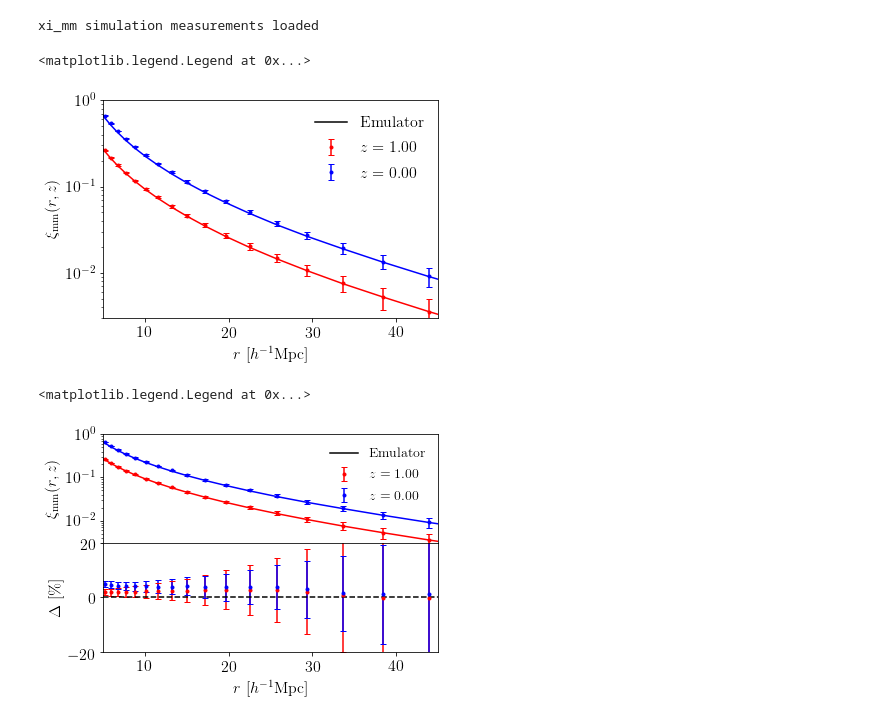
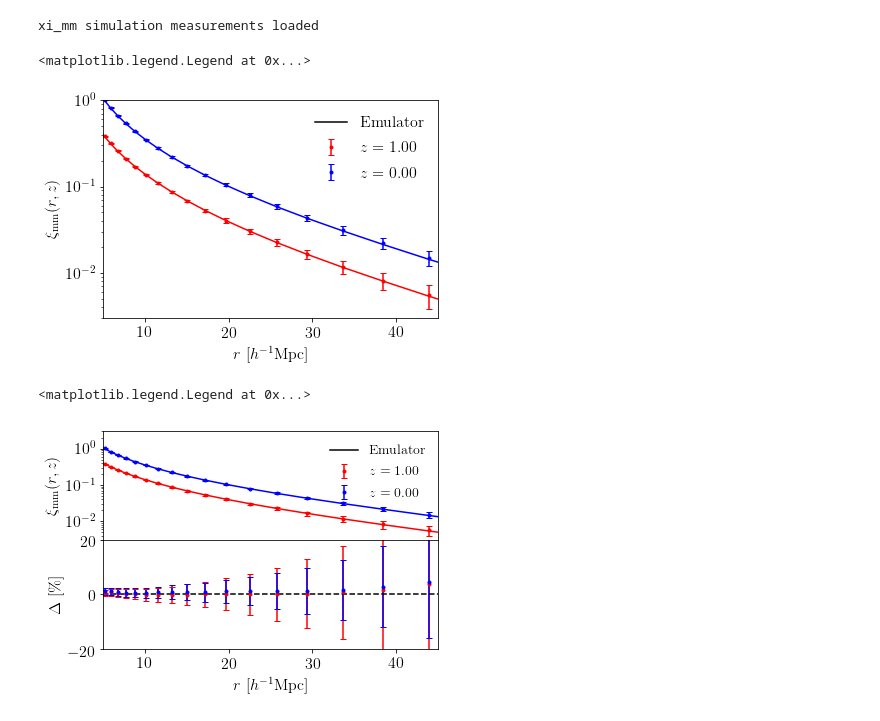
Before and after one commit to tmcclintock/Matter-Correlation-Function, a Jupyter notebook: notebooks/Figure_for_halo_bias_paper.ipynb, the cells around one changed output. Saved outputs shown, nothing was run; the diff lists cells and outputs as text; code cells hidden in the pictures.

Commit message:
Big overhaul to make the ximm work correctly. Made a nice figure.

```diff
--- a/notebooks/Figure_for_halo_bias_paper.ipynb
+++ b/notebooks/Figure_for_halo_bias_paper.ipynb
@@ -17,7 +17,6 @@ plt.rc("text", usetex=True)
 # %%
 #Define a cosmology. This is an array that has
 #Omega_b*h^2, Omega_cdm*h^2, w_0, n_s, ln(10^10 * A_s), H0, N_eff
-cosmology = np.array([ 2.32629e-02, 1.07830e-01, -7.26513e-01, 9.80515e-01,
-                      3.03895e+00, 6.32317e+01, 2.95000e+00])
-print("Cosmology for testing simulation 0 loaded")
+cosmology = AD.test_box_cosmologies()[3][:-1] #Remove sigma8 from the list of parameters
+print("Cosmology for testing simulation 3 loaded")
 # %% [output]
@@ -43,8 +42,8 @@ Emulator prediction for xi_mm done
 #Load in the measuremenst from simulation, stored in this reposity
 datapath = "./data_for_plots/"
 r_data = np.load(datapath+"ximm_r.npy")
-xi_mm_data = np.load(datapath+"test_ximm_Box000.npy")
-covs = np.load(datapath+"test_ximm_Box000_covs.npy")
+xi_mm_data = np.load(datapath+"test_ximm_Box003.npy")
+covs = np.load(datapath+"test_ximm_Box003_covs.npy")
 print("xi_mm simulation measurements loaded")
 # %% [output]
 xi_mm simulation measurements loaded
@@ -67,35 +66,36 @@ plt.ylim(3e-3, 1)
 plt.legend(loc=0, frameon=False)#, fontsize=7)
 # %% [output]
 <matplotlib.legend.Legend at 0x...>
-[figure, old version]
+[figure, new version]
 # %%
 #A version with a residual on the bototm
 c = ["r", "b"]
 fig, ax = plt.subplots(ncols=1, nrows=2, sharex=True)
 plt.subplots_adjust(hspace=0.00)
 ax[0].set_xlim(5, 45)
 for count, i in enumerate([2, 9]):
     ax[0].plot(radii, xi_mm[i], c=c[count])
 
     #Plot data
     errorbars = np.sqrt(covs[i].diagonal())
     ax[0].errorbar(r_data, xi_mm_data[i], errorbars,
                    c=c[count], ls='', marker='.', label=r"$z=%.2f$"%redshifts[i],)
 
     percentdiff = (xi_mm_data[i]-xi_mm[i])/xi_mm[i]*100
     pde = errorbars/xi_mm[i]*100
     ax[1].errorbar(r_data, percentdiff, pde,
                    c=c[count], ls='', marker='.')
 ax[0].plot([], [], c='k', label=r"Emulator")
 ax[1].set_xlabel(r"$r\ [h^{-1}{\rm Mpc}]$")
 ax[0].set_ylabel(r"$\xi_{\rm mm}(r,z)$")
 ax[1].set_ylabel(r"$\Delta\ [\%]$")
 ax[0].set_yscale("log")
-ax[0].set_ylim(3e-3, 1)
+ax[0].set_ylim(3e-3, 3)
 ax[1].axhline(0, c='k', ls='--')
 yl = 20
 ax[1].set_ylim(-yl, yl)
 ax[0].legend(loc=0, frameon=False, fontsize=14)
+fig.savefig("ximm_emulator.pdf", dpi=300)
 # %% [output]
 <matplotlib.legend.Legend at 0x...>
-[figure, old version]
+[figure, new version]
```
Also changed, not shown: parts of 1 cell of this notebook, 11 other files.
